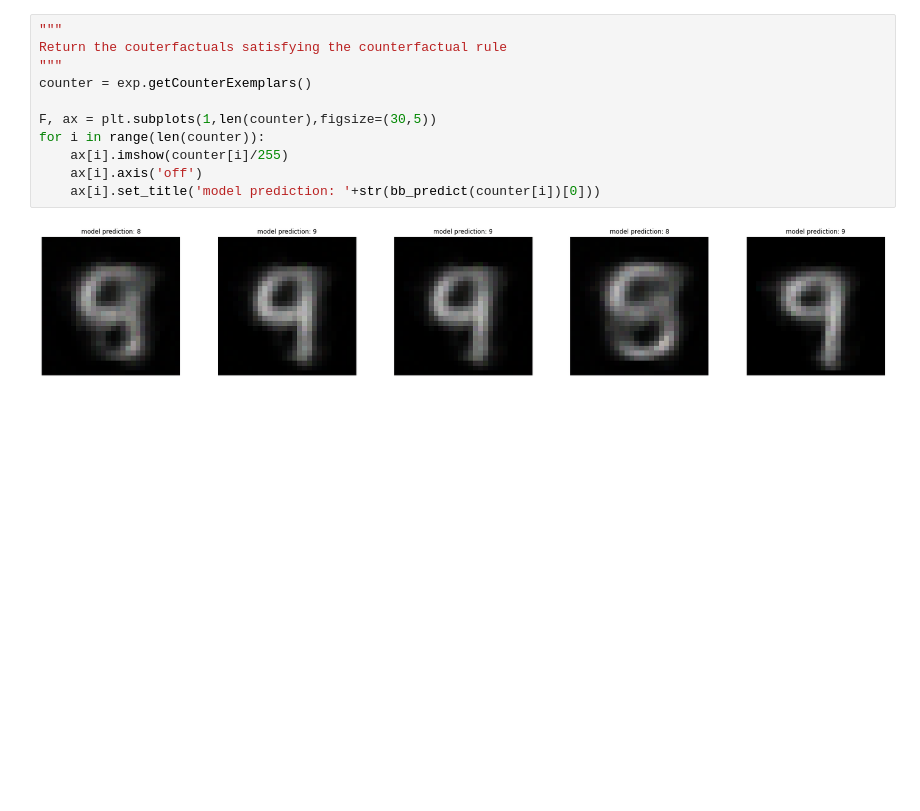
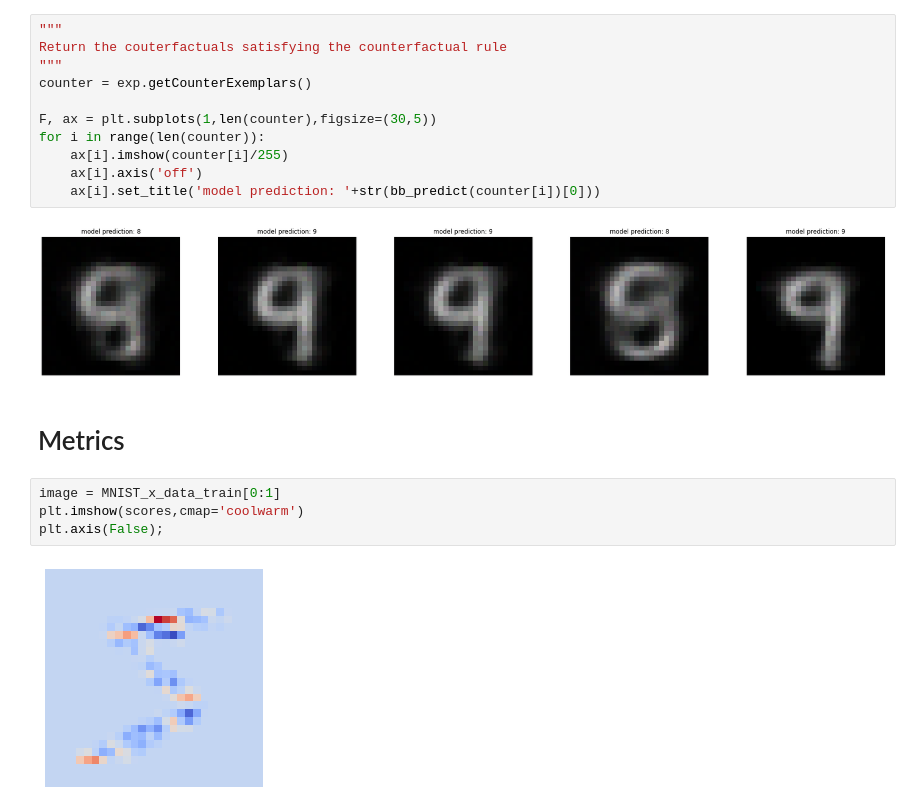
Before and after one commit to kdd-lab/XAI-Lib, a Jupyter notebook: Images_Usage_Examples_MNIST.ipynb, the cells around one changed output. Saved outputs shown, nothing was run; the diff lists cells and outputs as text; blank space fills up the shorter version.

Commit message:
Inserted deletion/insertion metric for images and example for MNIST

```diff
--- a/Images_Usage_Examples_MNIST.ipynb
+++ b/Images_Usage_Examples_MNIST.ipynb
@@ -1001,3 +1001,11 @@ for i in range(len(counter)):
     ax[i].set_title('model prediction: '+str(bb_predict(counter[i])[0]))
 # %% [output]
 [figure]
+# %% [markdown]
+# Metrics
+# %%
+image = MNIST_x_data_train[0:1]
+plt.imshow(scores,cmap='coolwarm')
+plt.axis(False);
+# %% [output]
+[figure, added]
```
Also changed, not shown: parts of 5 cells of this notebook, 1 other file.
